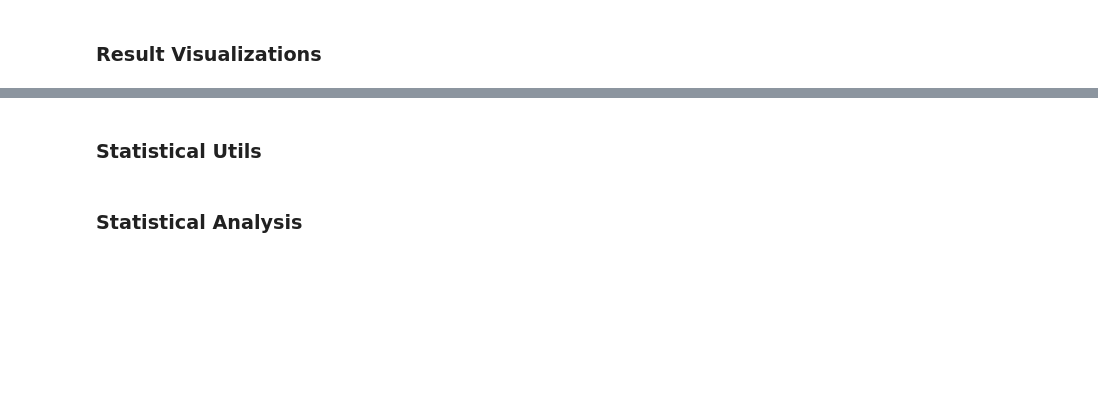
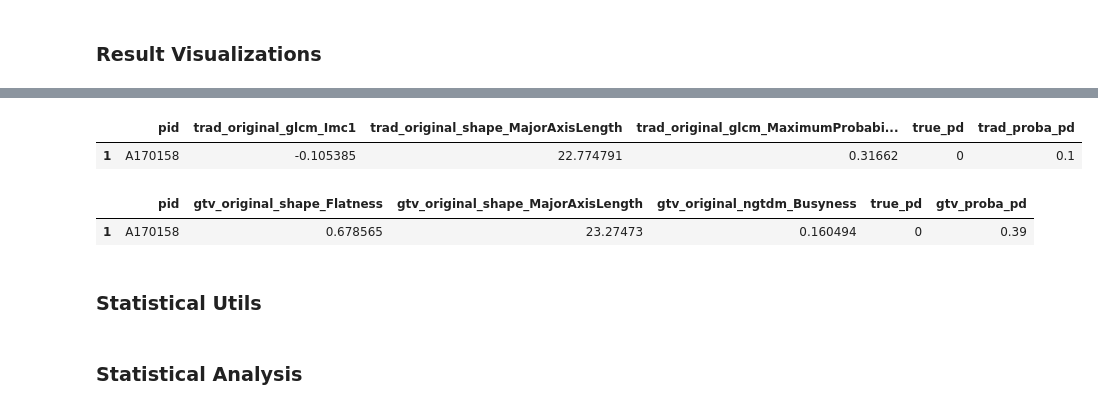
Before and after one commit to sithin-cnao/ACCRadiomics_CT, a Jupyter notebook: main.ipynb, the cells around one changed output, grey strips where cells are left out. Drawn from its saved outputs; the diff is of its cells as text; code cells hidden in the pictures; blank space fills up the shorter version.

```diff
--- a/main.ipynb
+++ b/main.ipynb
@@ -211,0 +283,42 @@ plt.show()
+# %%
+pred_dfs = {}
+
+best_estimator_name = 'RF'
+cv = StratifiedKFold(n_splits=10, shuffle=False)
+
+for roi_name, df in {'gtv':featuresGTV_df, 'trad':featuresTRAD_df}.items():
+
+    pred_df = {}
+
+    features = selected_signature[roi_name][best_estimator_name]
+
+    X_df = df[features]
+    y_df = df['PD']
+
+    estimator = models[best_model]
+    piped_estimator = make_pipeline(StandardScaler(), estimator)
+
+    proba = cross_val_predict(piped_estimator, X_df, y_df, cv=cv, method="predict_proba")[:,1]
+
+    pred_df['pid'] = df['pts_id']
+    pred_df['roi'] = [roi_name] * len(df)
+    pred_df['true_pd'] = df['PD']
+    pred_df['proba_pd'] = proba
+
+    pred_df = dict(
+        **{"pid": df['pts_id']},
+        **{roi_name+"_"+feat: df[feat] for feat in features},
+        **{'true_pd': df['PD'], roi_name+"_"+'proba_pd': proba}
+    )
+
+    pred_dfs[roi_name] = pd.DataFrame(pred_df)
+# %%
+pred_dfs["trad"][pred_dfs["trad"].pid=="A170158"]
+# %% [output]
+|  | pid | trad_original_glcm_Imc1 | trad_original_shape_MajorAxisLength | trad_original_glcm_MaximumProbabi... | true_pd | trad_proba_pd |
+| 1 | A170158 | -0.105385 | 22.774791 | 0.31662 | 0 | 0.1 |
+# %%
+pred_dfs["gtv"][pred_dfs["gtv"].pid=="A170158"]
+# %% [output]
+|  | pid | gtv_original_shape_Flatness | gtv_original_shape_MajorAxisLength | gtv_original_ngtdm_Busyness | true_pd | gtv_proba_pd |
+| 1 | A170158 | 0.678565 | 23.27473 | 0.160494 | 0 | 0.39 |
```
Also changed, not shown: parts of 10 cells of this notebook, 3 other files.
